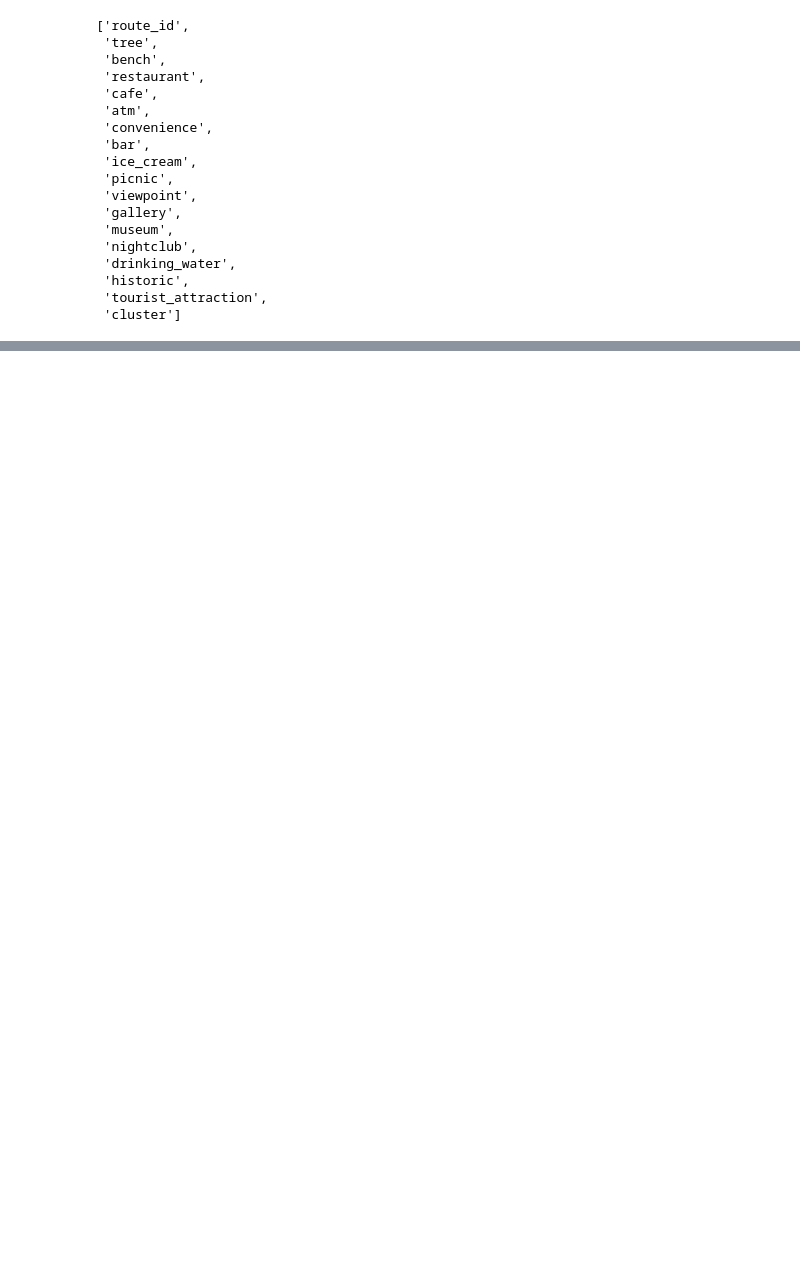
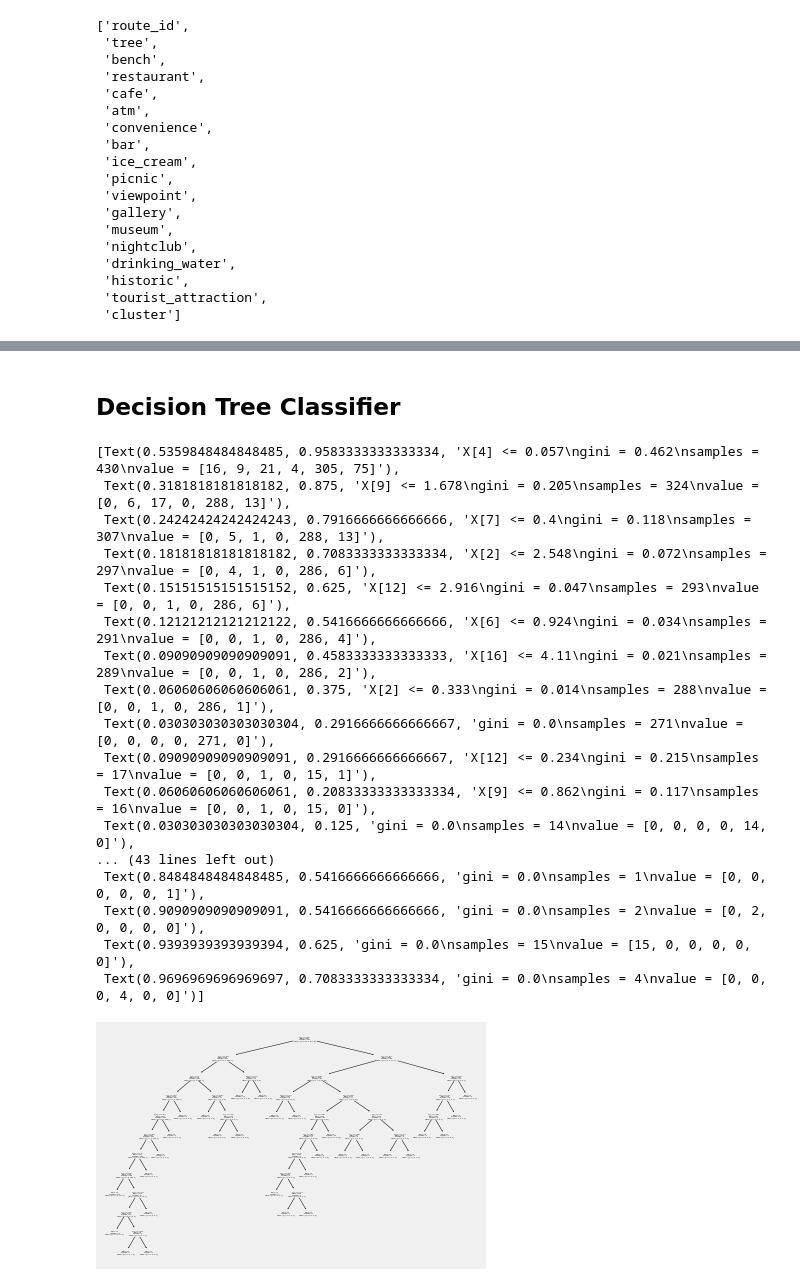
Before and after one commit to TechLabs-Berlin/wt21-way-to-go, a Jupyter notebook: machine_learning/Classification_merve.ipynb, the cells around one changed output, grey strips where cells are left out. Drawn from its saved outputs; the diff is of its cells as text; code cells hidden in the pictures; blank space fills up the shorter version.

```diff
--- a/machine_learning/Classification_merve.ipynb
+++ b/machine_learning/Classification_merve.ipynb
@@ -669,0 +677,7 @@ SyntaxError: invalid syntax (4163358401.py, line 23)
+# %%
+# Load datasets
+clustered_routes = pd.read_csv('clustered_routes.csv')
+clustered_routes = clustered_routes.drop(columns=['Unnamed: 0','wp', 'poi'])
+clusters = clustered_routes.loc[:,'cluster']
+#clustered_routes.sort_values(by='cluster')
+clustered_routes
@@ -669,0 +698,4 @@ SyntaxError: invalid syntax (4163358401.py, line 23)
+# %%
+clustered_routes = clustered_routes.drop(columns=['cluster'])
+clustered_routes = clustered_routes.values
+clustered_routes
@@ -669,0 +716,3 @@ SyntaxError: invalid syntax (4163358401.py, line 23)
+# %%
+clusters = clusters.values
+clusters
@@ -669,0 +801,31 @@ SyntaxError: invalid syntax (4163358401.py, line 23)
+# %% [markdown]
+## Decision Tree Classifier
+# %%
+from sklearn import tree
+X = clustered_routes
+y = clusters
+X_train, X_test, y_train, y_test = train_test_split(X, y, test_size=0.25, shuffle=False)
+
+clf = tree.DecisionTreeClassifier()
+clf = clf.fit(X, y)
+# %%
+tree.plot_tree(clf)
+# %% [output]
+[Text(0.5359848484848485, 0.9583333333333334, 'X[4] <= 0.057\ngini = 0.462\nsamples = 430\nvalue = [16, 9, 21, 4, 305, 75]'),
+ Text(0.3181818181818182, 0.875, 'X[9] <= 1.678\ngini = 0.205\nsamples = 324\nvalue = [0, 6, 17, 0, 288, 13]'),
+ Text(0.24242424242424243, 0.7916666666666666, 'X[7] <= 0.4\ngini = 0.118\nsamples = 307\nvalue = [0, 5, 1, 0, 288, 13]'),
+ Text(0.18181818181818182, 0.7083333333333334, 'X[2] <= 2.548\ngini = 0.072\nsamples = 297\nvalue = [0, 4, 1, 0, 286, 6]'),
+ Text(0.15151515151515152, 0.625, 'X[12] <= 2.916\ngini = 0.047\nsamples = 293\nvalue = [0, 0, 1, 0, 286, 6]'),
+ Text(0.12121212121212122, 0.5416666666666666, 'X[6] <= 0.924\ngini = 0.034\nsamples = 291\nvalue = [0, 0, 1, 0, 286, 4]'),
+ Text(0.09090909090909091, 0.4583333333333333, 'X[16] <= 4.11\ngini = 0.021\nsamples = 289\nvalue = [0, 0, 1, 0, 286, 2]'),
+ Text(0.06060606060606061, 0.375, 'X[2] <= 0.333\ngini = 0.014\nsamples = 288\nvalue = [0, 0, 1, 0, 286, 1]'),
+ Text(0.030303030303030304, 0.2916666666666667, 'gini = 0.0\nsamples = 271\nvalue = [0, 0, 0, 0, 271, 0]'),
+ Text(0.09090909090909091, 0.2916666666666667, 'X[12] <= 0.234\ngini = 0.215\nsamples = 17\nvalue = [0, 0, 1, 0, 15, 1]'),
+ Text(0.06060606060606061, 0.20833333333333334, 'X[9] <= 0.862\ngini = 0.117\nsamples = 16\nvalue = [0, 0, 1, 0, 15, 0]'),
+ Text(0.030303030303030304, 0.125, 'gini = 0.0\nsamples = 14\nvalue = [0, 0, 0, 0, 14, 0]'),
+... (43 lines left out)
+ Text(0.8484848484848485, 0.5416666666666666, 'gini = 0.0\nsamples = 1\nvalue = [0, 0, 0, 0, 0, 1]'),
+ Text(0.9090909090909091, 0.5416666666666666, 'gini = 0.0\nsamples = 2\nvalue = [0, 2, 0, 0, 0, 0]'),
+ Text(0.9393939393939394, 0.625, 'gini = 0.0\nsamples = 15\nvalue = [15, 0, 0, 0, 0, 0]'),
+ Text(0.9696969696969697, 0.7083333333333334, 'gini = 0.0\nsamples = 4\nvalue = [0, 0, 0, 4, 0, 0]')]
+[figure, added]
```
Also changed, not shown: parts of 30 cells of this notebook, 1 other file.
